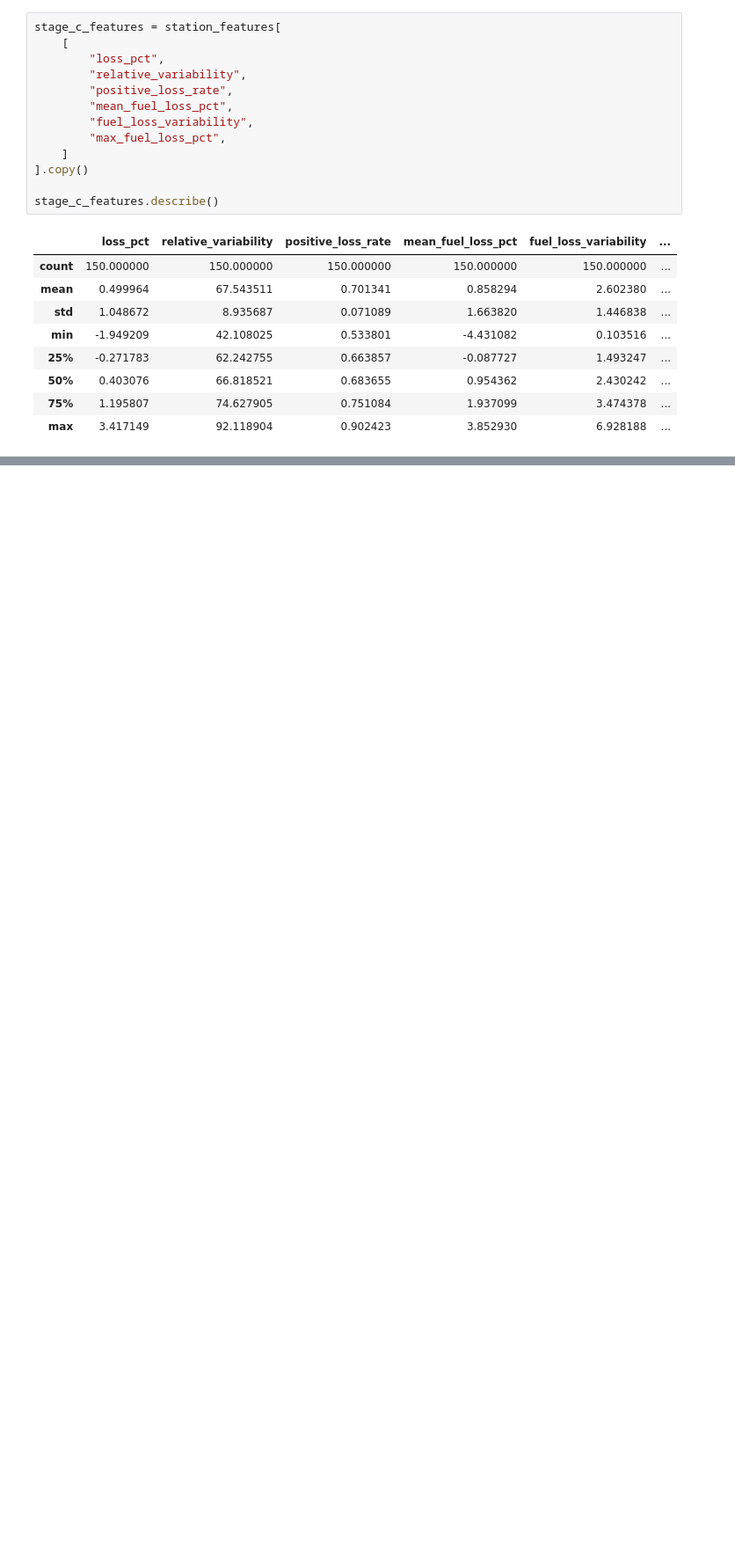
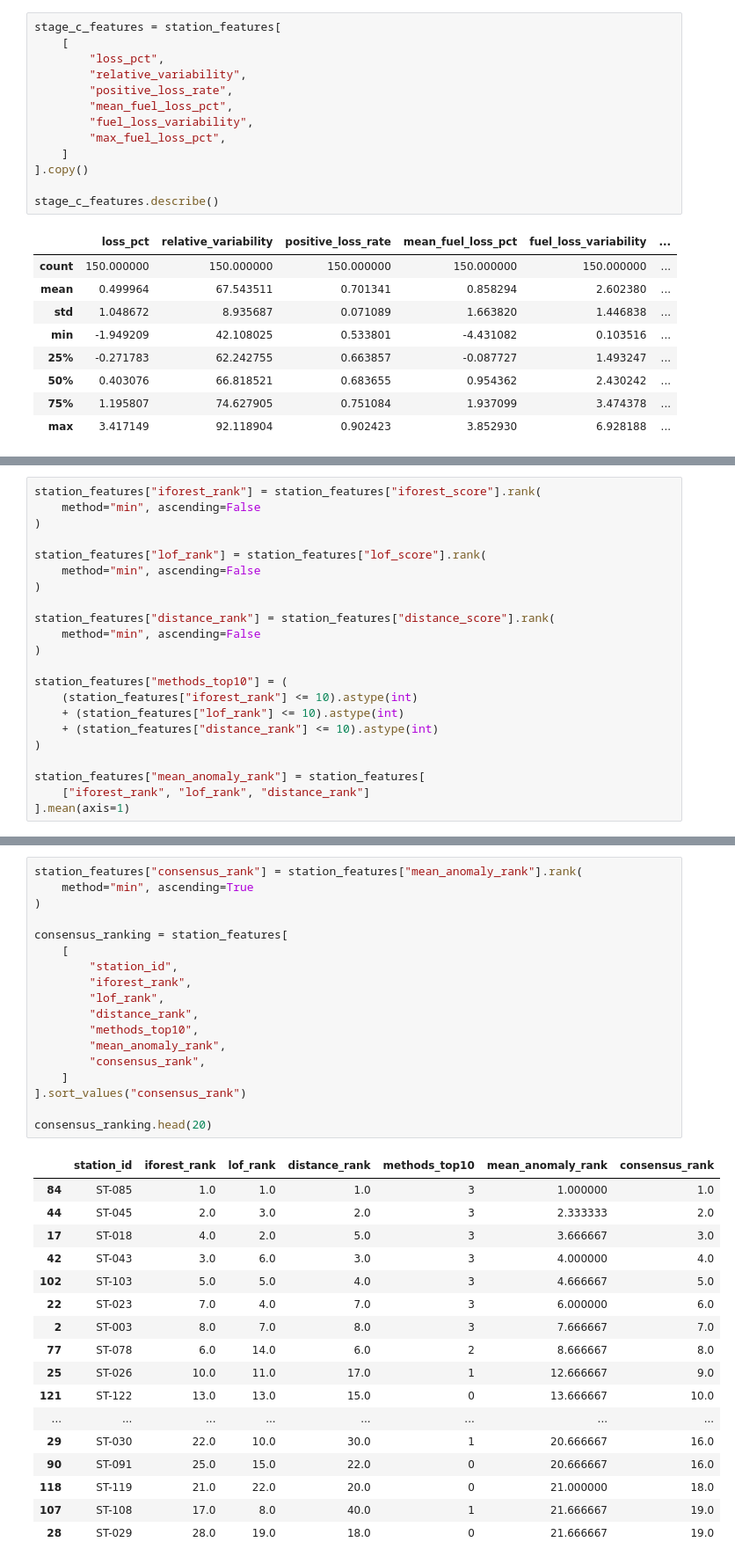
Before and after one commit to moforrochelle/skye8-ds-mofor-rochelle, a Jupyter notebook: notebooks/fuel_reconciliation.ipynb, the cells around one changed output, grey strips where cells are left out. Shown at 88% size. Saved outputs shown, nothing was run; the diff lists cells and outputs as text; blank space fills up the shorter version.

```diff
--- a/notebooks/fuel_reconciliation.ipynb
+++ b/notebooks/fuel_reconciliation.ipynb
@@ -1271,0 +1438,22 @@ stage_c_features.describe()
+# %%
+station_features["iforest_rank"] = station_features["iforest_score"].rank(
+    method="min", ascending=False
+)
+
+station_features["lof_rank"] = station_features["lof_score"].rank(
+    method="min", ascending=False
+)
+
+station_features["distance_rank"] = station_features["distance_score"].rank(
+    method="min", ascending=False
+)
+
+station_features["methods_top10"] = (
+    (station_features["iforest_rank"] <= 10).astype(int)
+    + (station_features["lof_rank"] <= 10).astype(int)
+    + (station_features["distance_rank"] <= 10).astype(int)
+)
+
+station_features["mean_anomaly_rank"] = station_features[
+    ["iforest_rank", "lof_rank", "distance_rank"]
+].mean(axis=1)
@@ -1271,0 +1503,36 @@ stage_c_features.describe()
+# %%
+station_features["consensus_rank"] = station_features["mean_anomaly_rank"].rank(
+    method="min", ascending=True
+)
+
+consensus_ranking = station_features[
+    [
+        "station_id",
+        "iforest_rank",
+        "lof_rank",
+        "distance_rank",
+        "methods_top10",
+        "mean_anomaly_rank",
+        "consensus_rank",
+    ]
+].sort_values("consensus_rank")
+
+consensus_ranking.head(20)
+# %% [output]
+|  | station_id | iforest_rank | lof_rank | distance_rank | methods_top10 | mean_anomaly_rank | consensus_rank |
+| 84 | ST-085 | 1.0 | 1.0 | 1.0 | 3 | 1.000000 | 1.0 |
+| 44 | ST-045 | 2.0 | 3.0 | 2.0 | 3 | 2.333333 | 2.0 |
+| 17 | ST-018 | 4.0 | 2.0 | 5.0 | 3 | 3.666667 | 3.0 |
+| 42 | ST-043 | 3.0 | 6.0 | 3.0 | 3 | 4.000000 | 4.0 |
+| 102 | ST-103 | 5.0 | 5.0 | 4.0 | 3 | 4.666667 | 5.0 |
+| 22 | ST-023 | 7.0 | 4.0 | 7.0 | 3 | 6.000000 | 6.0 |
+| 2 | ST-003 | 8.0 | 7.0 | 8.0 | 3 | 7.666667 | 7.0 |
+| 77 | ST-078 | 6.0 | 14.0 | 6.0 | 2 | 8.666667 | 8.0 |
+| 25 | ST-026 | 10.0 | 11.0 | 17.0 | 1 | 12.666667 | 9.0 |
+| 121 | ST-122 | 13.0 | 13.0 | 15.0 | 0 | 13.666667 | 10.0 |
+| ... | ... | ... | ... | ... | ... | ... | ... |
+| 29 | ST-030 | 22.0 | 10.0 | 30.0 | 1 | 20.666667 | 16.0 |
+| 90 | ST-091 | 25.0 | 15.0 | 22.0 | 0 | 20.666667 | 16.0 |
+| 118 | ST-119 | 21.0 | 22.0 | 20.0 | 0 | 21.000000 | 18.0 |
+| 107 | ST-108 | 17.0 | 8.0 | 40.0 | 1 | 21.666667 | 19.0 |
+| 28 | ST-029 | 28.0 | 19.0 | 18.0 | 0 | 21.666667 | 19.0 |
```
Also changed, not shown: parts of 27 cells of this notebook.
